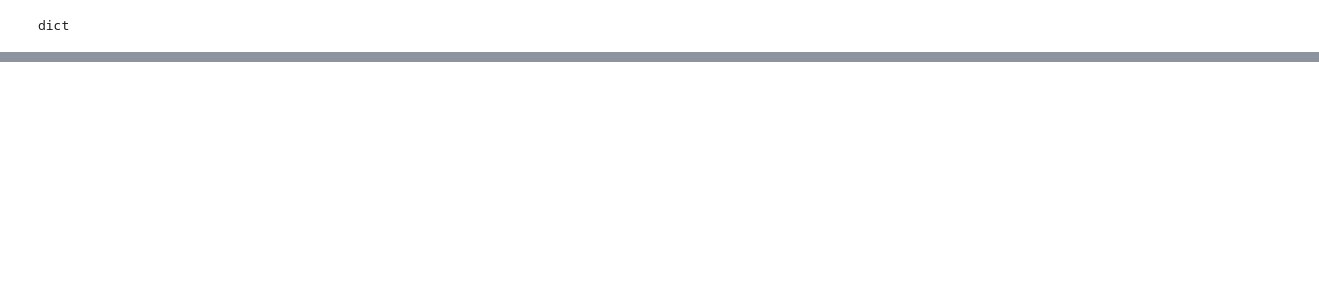
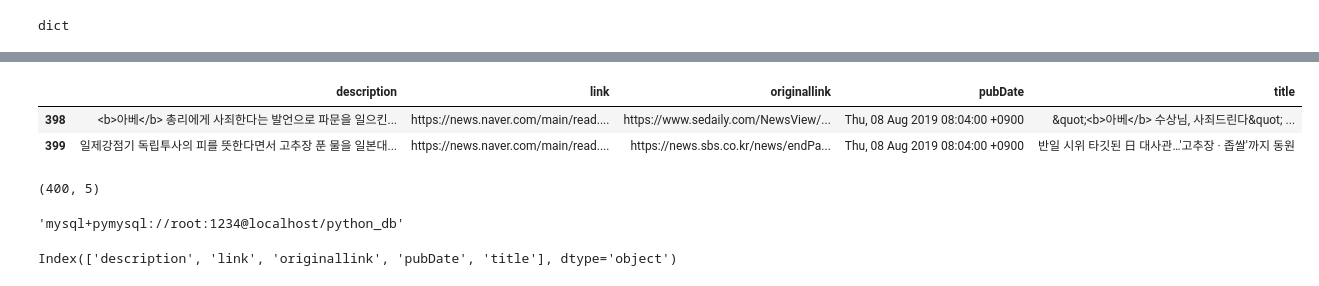
Before and after one commit to ParkKeunYoung/py_projects, a Jupyter notebook: analysis/crawling/데이터획득_level2_api를이용한수집.ipynb, the cells around one changed output, grey strips where cells are left out. Drawn from its saved outputs; the diff is of its cells as text; code cells hidden in the pictures; blank space fills up the shorter version.

```diff
--- a/analysis/crawling/데이터획득_level2_api를이용한수집.ipynb
+++ b/analysis/crawling/데이터획득_level2_api를이용한수집.ipynb
@@ -218,0 +340,12 @@ for item in tmp['items']:
+# %%
+# 하위값 확인
+df_dict.tail(2)
+# %% [output]
+|  | description | link | originallink | pubDate | title |
+| 398 | <b>아베</b> 총리에게 사죄한다는 발언으로 파문을 일으킨... | https://news.naver.com/main/read.... | https://www.sedaily.com/NewsView/... | Thu, 08 Aug 2019 08:04:00 +0900 | &quot;<b>아베</b> 수상님, 사죄드린다&quot; ... |
+| 399 | 일제강점기 독립투사의 피를 뜻한다면서 고추장 푼 물을 일본대... | https://news.naver.com/main/read.... | https://news.sbs.co.kr/news/endPa... | Thu, 08 Aug 2019 08:04:00 +0900 | 반일 시위 타깃된 日 대사관…'고추장 · 좁쌀'까지 동원 |
+# %%
+# 데이터 크기
+df_dict.shape
+# %% [output]
+(400, 5)
@@ -218,0 +356,11 @@ for item in tmp['items']:
+# %%
+# 연결 (root : ID, 1234 : 비밀번호)
+db_url = 'mysql+pymysql://root:1234@localhost/python_db'
+db_url
+# %% [output]
+'mysql+pymysql://root:1234@localhost/python_db'
+# %%
+# 데이터 프레임의 데이터의 컬럼 목록 확인
+df_dict.columns
+# %% [output]
+Index(['description', 'link', 'originallink', 'pubDate', 'title'], dtype='object')
```
Also changed, not shown: parts of 24 cells of this notebook, 6 other files.
